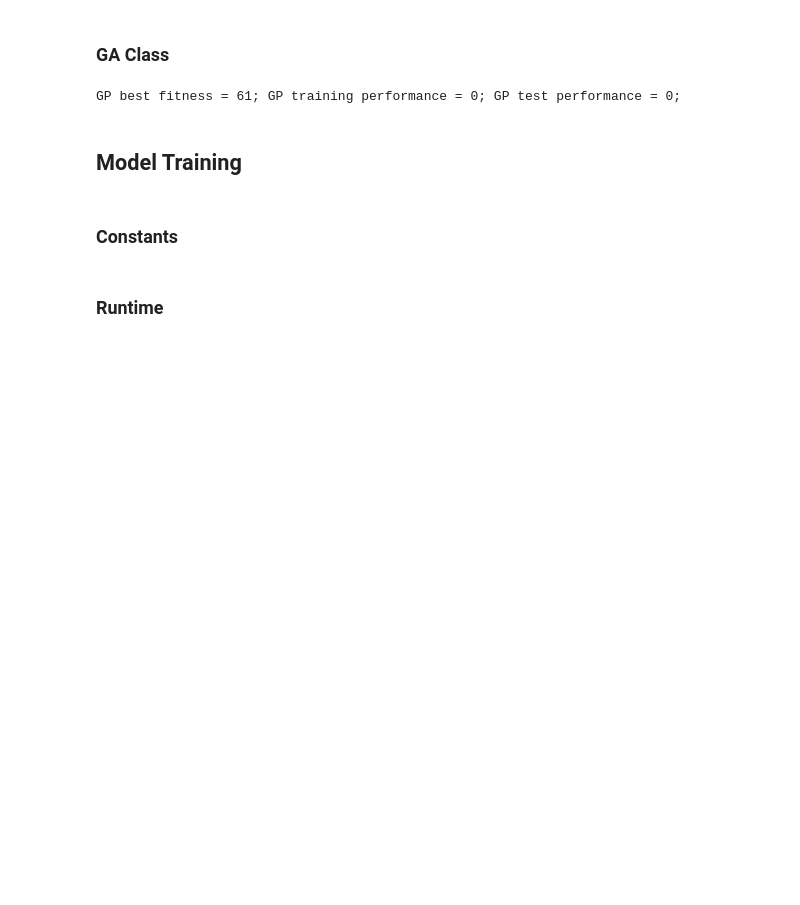
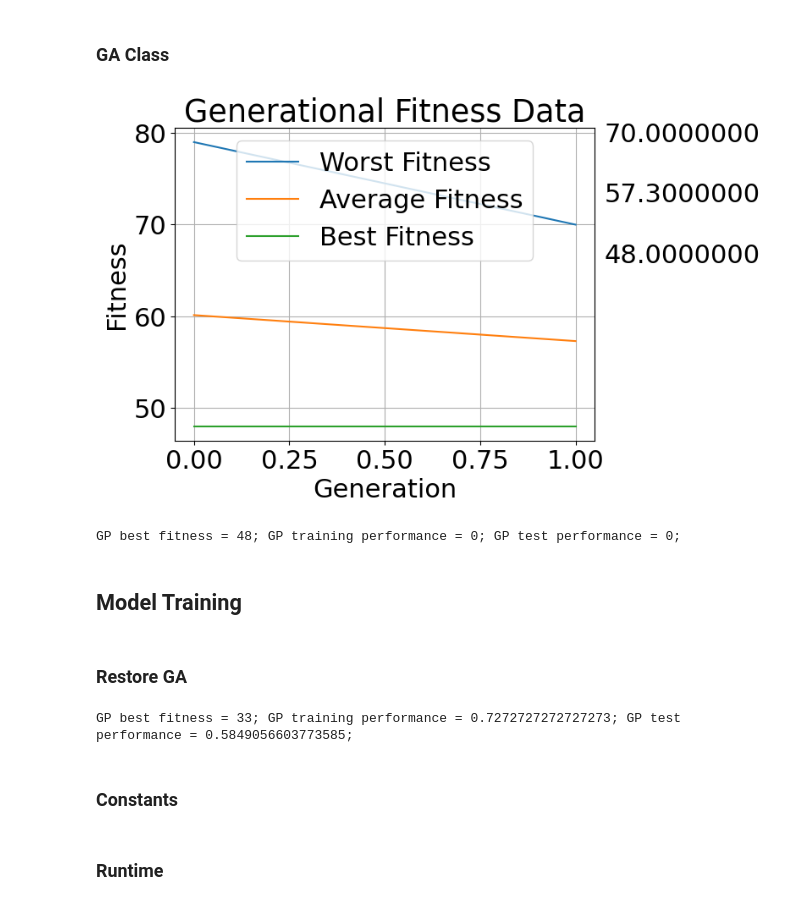
Before and after one commit to SethCram/CS472-EvolutionaryComputation, a Jupyter notebook: Proj4_BreastCancerResearch/NNwithGAvsGP.ipynb, the cells around one changed output. Drawn from its saved outputs; the diff is of its cells as text; code cells hidden in the pictures; blank space fills up the shorter version.

```diff
--- a/Proj4_BreastCancerResearch/NNwithGAvsGP.ipynb
+++ b/Proj4_BreastCancerResearch/NNwithGAvsGP.ipynb
@@ -1173,7 +1210,7 @@ class GA():
     def __init__(
         self,
         populationSize: int,
-        model: keras.Model,
+        #model: keras.Model,
         x_train,
         y_train,
         batch_size,
@@ -1199,7 +1236,14 @@ class GA():
 
         #create pop of 50/50 growth/full individuals
         self.localPopulation = [
-                Individual(x_train, y_train, batch_size, model, mutationChance = 0.8, mutationStdDev=0.2)
+                Individual(
+                    x_train,
+                    y_train,
+                    batch_size,
+                    #model,
+                    mutationChance = 0.8,
+                    mutationStdDev=0.2
+                )
                 for _ in range(self.localPopulationSize)
             ]
 
@@ -1458,9 +1502,6 @@ class GA():
 
         assert inputCount == outputCount
 
-        #for i in range(self.populationSize): #why re-eval fitness for new data??
-        #    self.population[i].EvaluateFitness(x, y)
-
         bestFitIndividual = self.GetBestFitIndividual()
 
         #print("Best fit individual:")
@@ -1484,39 +1525,48 @@ class GA():
 
         plt.rcParams.update({'font.size': 22})
         plt.plot(t, y_pred, label='Predictions')
         plt.plot(t, y, label='Targets')
-        #plt.hist(y, label='Predictions')
-        #plt.hist(y_pred, label='Targets')
         plt.legend()
         plt.grid()
         plt.title(f'{testType} Predictions vs Targets')
         plt.ylabel('y')
         plt.xlabel('x')
         plt.ylim(-1, 2)
         plt.show()
 
     def __str__(self):
         return f"GP best fitness = {self.bestFitness[-1]}; GP training performance = {self.trainingPerformance}; GP test performance = {self.testPerformance};"
 
 #test GA
 ga = GA(
     populationSize=30,
-    model=model,
+    #model=model,
     batch_size=16,
     xrate=0.9,
     x_train=x_train,
     y_train=y_train,
     pairs_of_parents_elitism_saves=1,
     #migration_size=10
 )
 
 ga.RunGen()
 
+ga.PlotGenerationalFitness()
+
 print(ga)
 # %% [output]
+[figure, added]
-GP best fitness = 61; GP training performance = 0; GP test performance = 0;
+GP best fitness = 48; GP training performance = 0; GP test performance = 0;
 # %% [markdown]
 ## Model Training
+# %% [markdown]
+### Restore GA
+# %%
+ga = restore_object("saved_gas/" + "bestGA_72train_58test.pkl") #can't restore ga since can't unpickle a keras NN model
+
+print(ga)
+# %% [output]
+GP best fitness = 33; GP training performance = 0.7272727272727273; GP test performance = 0.5849056603773585;
 # %% [markdown]
 ### Constants
 # %%
```
Also changed, not shown: parts of 15 cells of this notebook, 2 other files.
